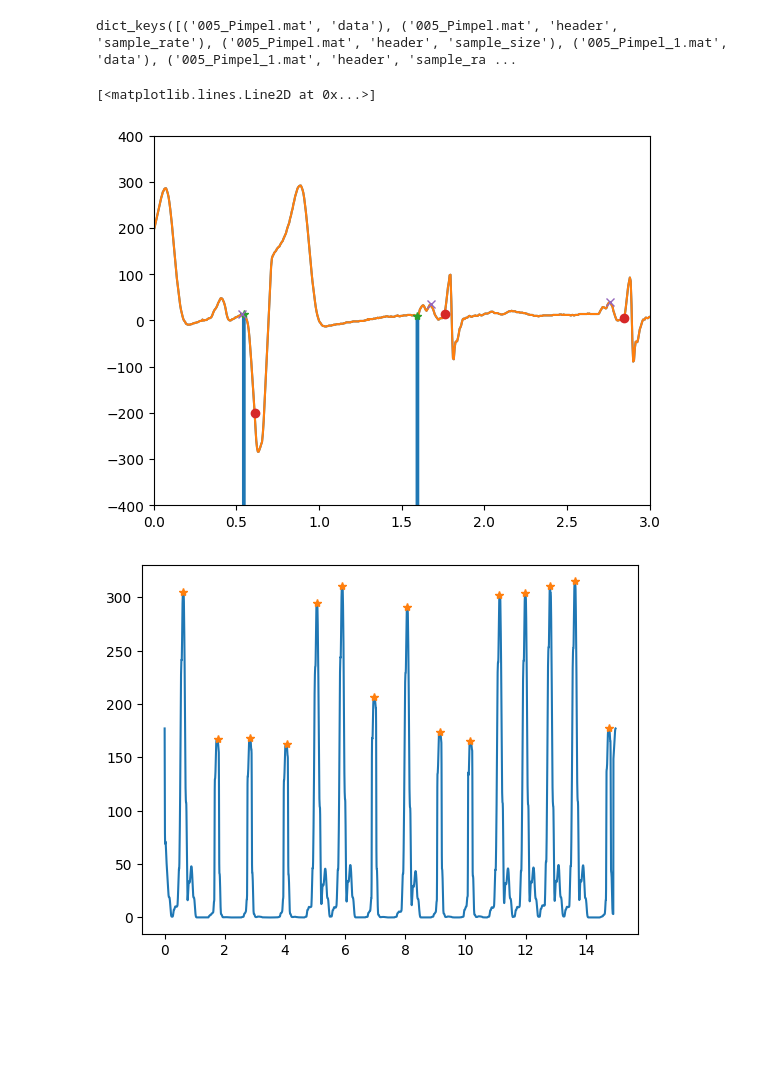
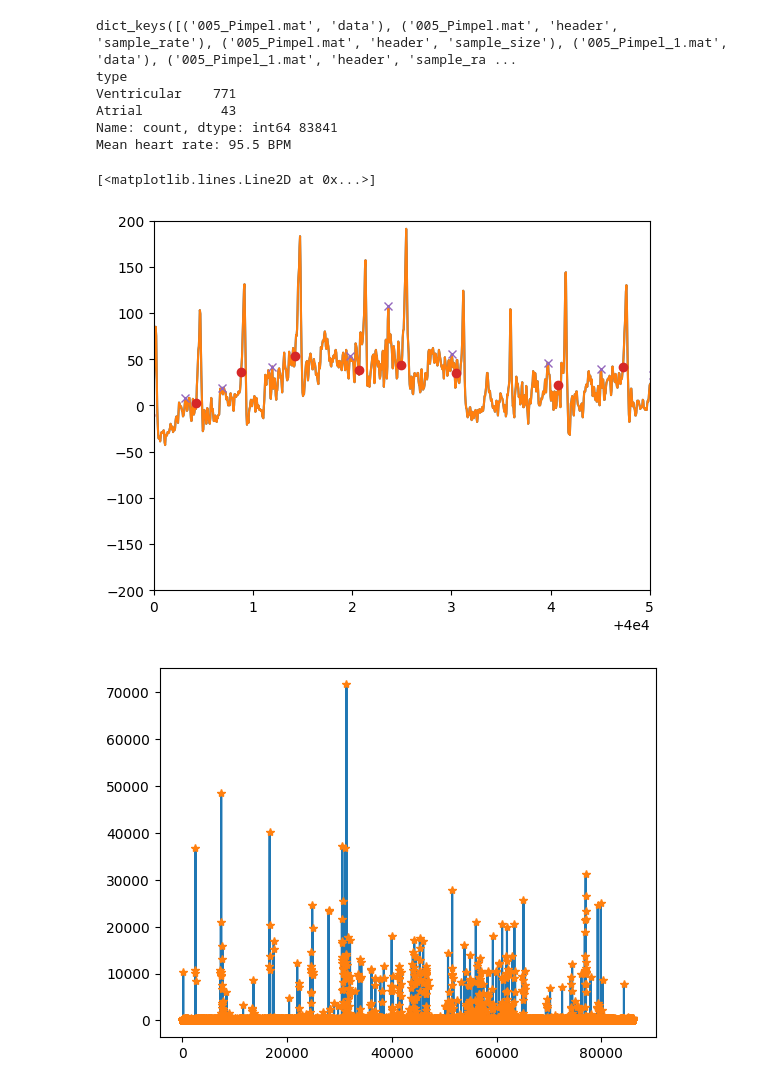
Before and after one commit to Ming842/TM12005-E2, a Jupyter notebook: test.ipynb, the cells around one changed output. Cells and saved outputs as stored; diff of their text form; code cells hidden in the pictures; blank space fills up the shorter version.

```diff
--- a/test.ipynb
+++ b/test.ipynb
@@ -21,17 +21,17 @@ importlib.reload(dl)
 importlib.reload(pt)
 
 print(data.keys())
-data_test = data['005_Pimpel.mat', 'data']
+data_test = data['005_Pimpel_2.mat', 'data']
 
-mask_filter = dp.filter_data(data,"005_Pimpel.mat")
-idx_pulses = dp.detect_pulses(data, mask_filter, "005_Pimpel.mat")
+mask_filter = dp.filter_data(data,"005_Pimpel_2.mat")
+idx_pulses = dp.detect_pulses(data, mask_filter, "005_Pimpel_2.mat")
 
 
 
 
-data_plot = data_test[0:3000,1]
-data_raw = data_test[0:3000,1]
-data_mask = mask_pulses[0:3000,1]
+data_plot = data_test[:,1]
+data_raw = data_test[:,1]
+data_mask = idx_pulses[:,1]
 
 fs = data['005_Pimpel.mat', 'header', 'sample_rate']
 
@@ -43,21 +43,39 @@ qrs_idx, data_pt = pt.pan_tompkins(data_plot, fs)
 qrs_mask = pt.convert_to_bool(data_plot, qrs_idx)
 p_idx = pt.find_p_tops(data_plot, qrs_idx, fs)
 p_mask = pt.convert_to_bool(data_plot, p_idx)
+classified = pt.classify_pacing(p_mask, qrs_mask, data_mask, fs)
+time_pt = np.arange(0,len(data_pt),1) / fs
+pt.classify_pacemaker_settings(classified, p_mask)
+# Calculate RR intervals in seconds
+rr_intervals = np.diff(qrs_idx) / fs
 
-time_pt = np.arange(0,len(data_pt),1) / fs
-plt.figure()
-plt.plot(time, data_raw)
-plt.plot(time, data_plot)
-plt.plot(time[data_mask],data_plot[data_mask],"*")
-plt.plot(time[qrs_mask],data_plot[qrs_mask],"o")
-plt.plot(time[p_mask],data_plot[p_mask],"x")
-plt.axis([0,3, -400, 400])
+# Calculate instantaneous heart rate in beats per minute
+heart_rate = 60 / rr_intervals
 
-plt.figure()
-plt.plot(time_pt, data_pt)
-plt.plot(time_pt[qrs_mask[:-1]], data_pt[qrs_mask[:-1]],"*")
+# Calculate mean heart rate
+mean_hr = np.mean(heart_rate)
+print(f"Mean heart rate: {mean_hr:.1f} BPM")
 # %% [output]
 dict_keys([('005_Pimpel.mat', 'data'), ('005_Pimpel.mat', 'header', 'sample_rate'), ('005_Pimpel.mat', 'header', 'sample_size'), ('005_Pimpel_1.mat', 'data'), ('005_Pimpel_1.mat', 'header', 'sample_ra ...
+type
+Ventricular    771
+Atrial          43
+Name: count, dtype: int64 83841
+Mean heart rate: 95.5 BPM
-[<matplotlib.lines.Line2D at 0x...>]
-[figure, removed]
-[figure, removed]
+# %%
+
+plt.figure()
+plt.plot(time, data_raw)
+plt.plot(time, data_plot)
+plt.plot(time[data_mask],data_plot[data_mask],"*")
+plt.plot(time[qrs_mask],data_plot[qrs_mask],"o")
+plt.plot(time[p_mask],data_plot[p_mask],"x")
+plt.axis([40000,40005,-200, 200])
+
+plt.figure()
+plt.plot(time_pt, data_pt)
+plt.plot(time_pt[qrs_mask[:-1]], data_pt[qrs_mask[:-1]],"*")
+# %% [output]
+[<matplotlib.lines.Line2D at 0x...>]
+[figure, added]
+[figure, added]
```
Also changed, not shown: 1 other file.
